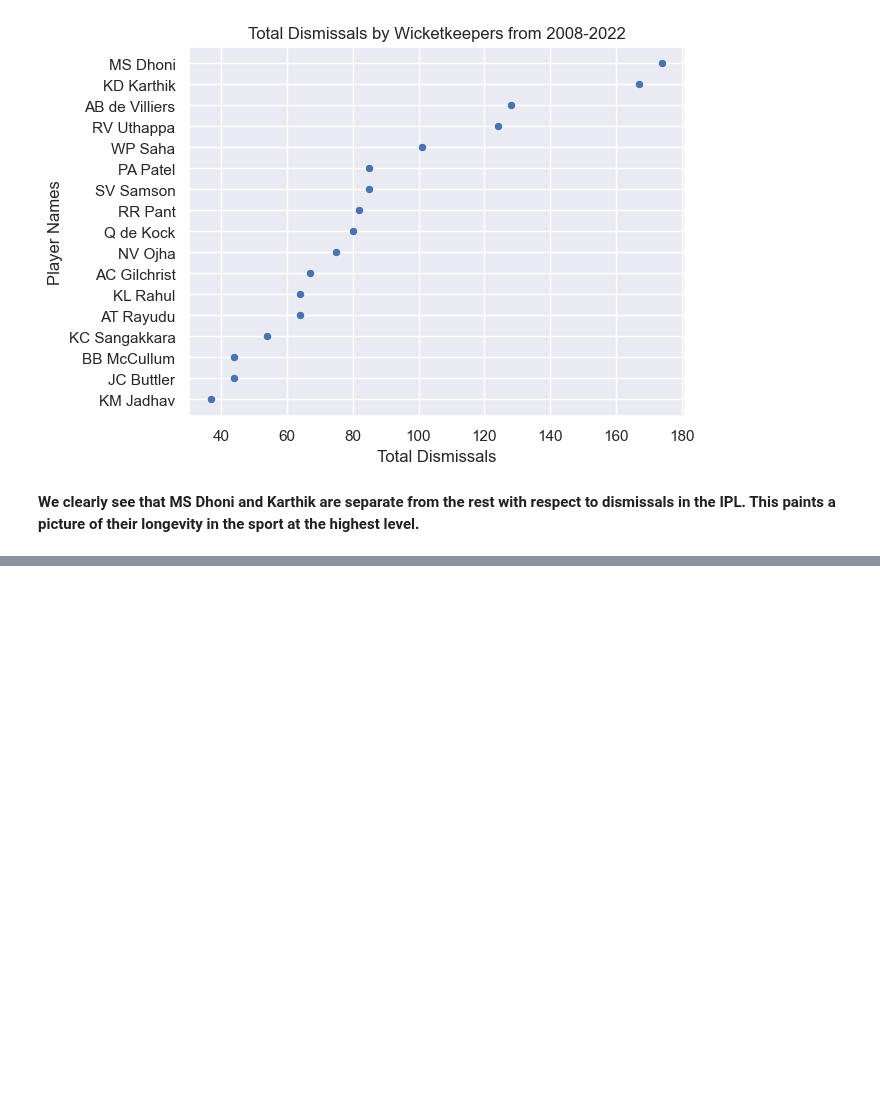
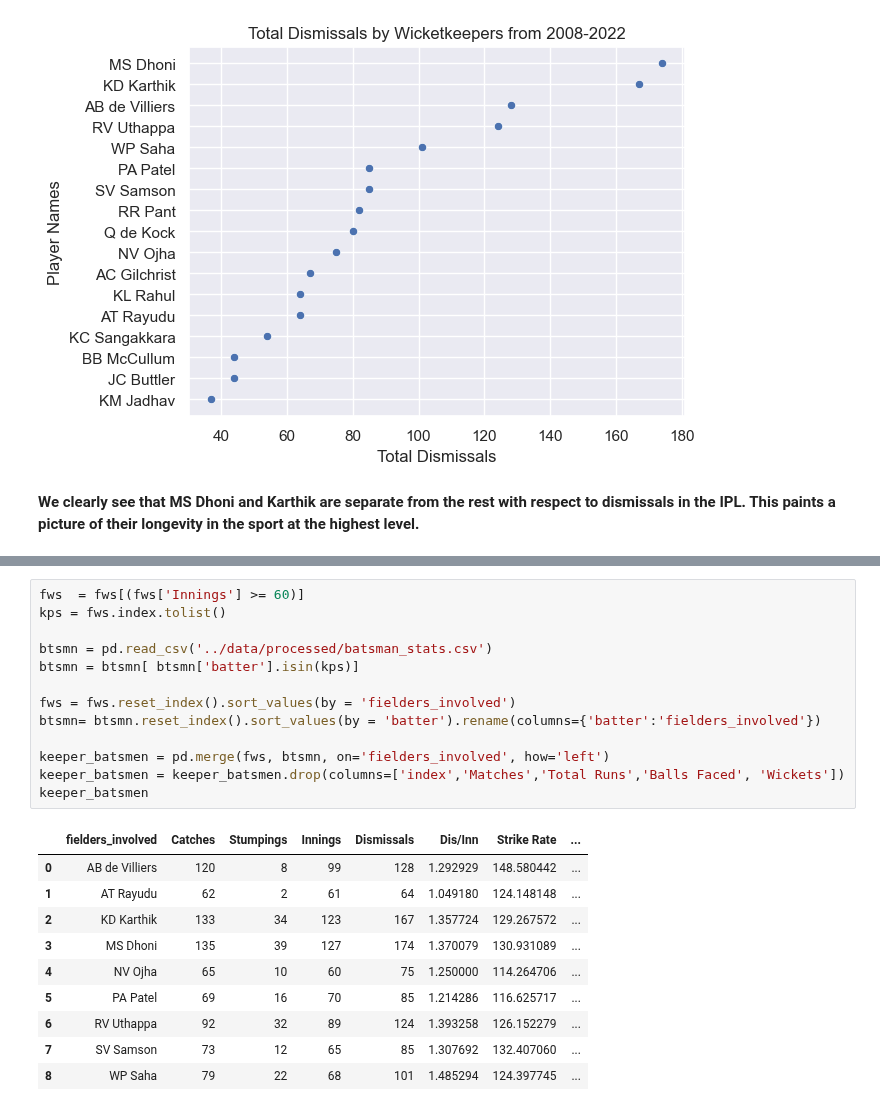
Before and after one commit to ubco-W2022T2-data301/project-group-group60, a Jupyter notebook: analysis/analysis3.ipynb, the cells around one changed output, grey strips where cells are left out. Saved outputs shown, nothing was run; the diff lists cells and outputs as text; blank space fills up the shorter version.

```diff
--- a/analysis/analysis3.ipynb
+++ b/analysis/analysis3.ipynb
@@ -208,0 +113,24 @@ Text(0, 0.5, 'Player Names')
+# %%
+fws  = fws[(fws['Innings'] >= 60)]
+kps = fws.index.tolist()
+
+btsmn = pd.read_csv('../data/processed/batsman_stats.csv')
+btsmn = btsmn[ btsmn['batter'].isin(kps)]
+
+fws = fws.reset_index().sort_values(by = 'fielders_involved')
+btsmn= btsmn.reset_index().sort_values(by = 'batter').rename(columns={'batter':'fielders_involved'})
+
+keeper_batsmen = pd.merge(fws, btsmn, on='fielders_involved', how='left')
+keeper_batsmen = keeper_batsmen.drop(columns=['index','Matches','Total Runs','Balls Faced', 'Wickets'])
+keeper_batsmen
+# %% [output]
+|  | fielders_involved | Catches | Stumpings | Innings | Dismissals | Dis/Inn | Strike Rate | ... |
+| 0 | AB de Villiers | 120 | 8 | 99 | 128 | 1.292929 | 148.580442 | ... |
+| 1 | AT Rayudu | 62 | 2 | 61 | 64 | 1.049180 | 124.148148 | ... |
+| 2 | KD Karthik | 133 | 34 | 123 | 167 | 1.357724 | 129.267572 | ... |
+| 3 | MS Dhoni | 135 | 39 | 127 | 174 | 1.370079 | 130.931089 | ... |
+| 4 | NV Ojha | 65 | 10 | 60 | 75 | 1.250000 | 114.264706 | ... |
+| 5 | PA Patel | 69 | 16 | 70 | 85 | 1.214286 | 116.625717 | ... |
+| 6 | RV Uthappa | 92 | 32 | 89 | 124 | 1.393258 | 126.152279 | ... |
+| 7 | SV Samson | 73 | 12 | 65 | 85 | 1.307692 | 132.407060 | ... |
+| 8 | WP Saha | 79 | 22 | 68 | 101 | 1.485294 | 124.397745 | ... |
```
Also changed, not shown: parts of 16 cells of this notebook, 2 other files.
